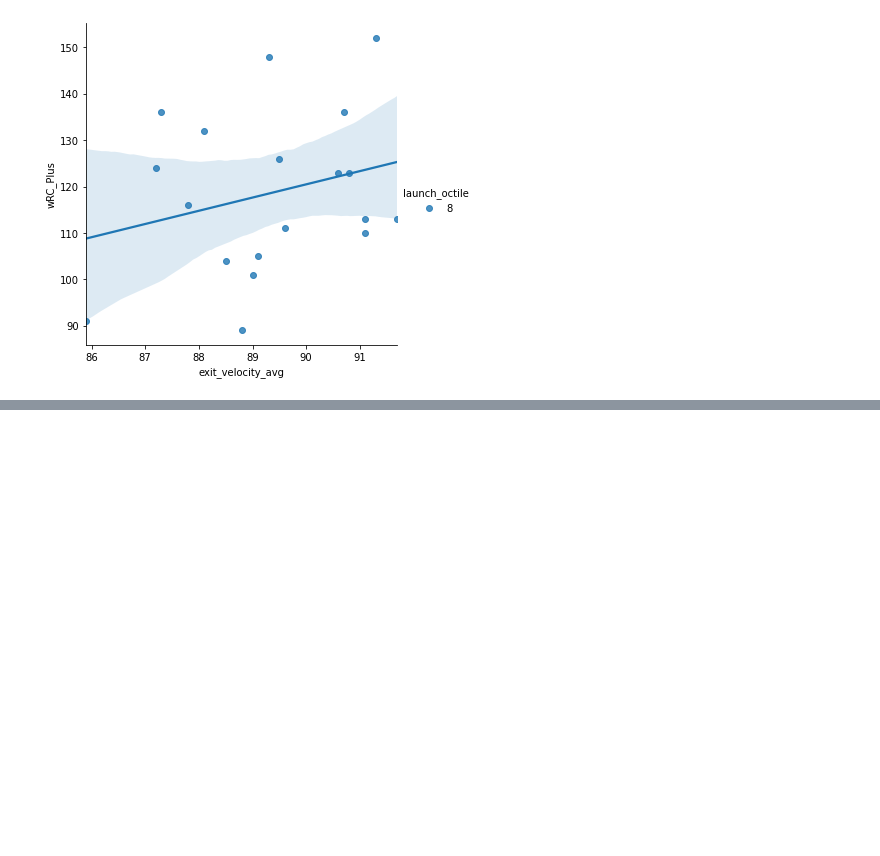
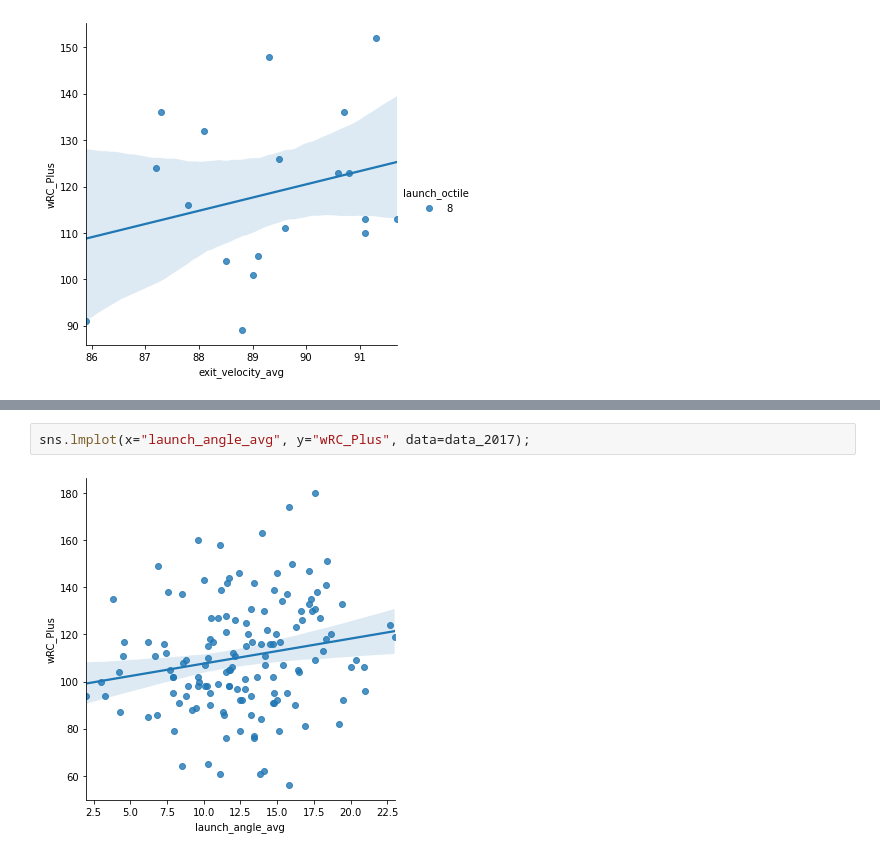
Before and after one commit to GeoffreyBrann/info2950, a Jupyter notebook: phase_4_launch_ange.ipynb, the cells around one changed output, grey strips where cells are left out. Cells and saved outputs as stored; diff of their text form; blank space fills up the shorter version.

```diff
--- a/phase_4_launch_ange.ipynb
+++ b/phase_4_launch_ange.ipynb
@@ -370,0 +385,4 @@ sns.lmplot(x="exit_velocity_avg", y="wRC_Plus", hue = 'launch_octile', data=data
+# %%
+sns.lmplot(x="launch_angle_avg", y="wRC_Plus", data=data_2017);
+# %% [output]
+[figure, added]
```
Also changed, not shown: parts of 23 cells of this notebook.
